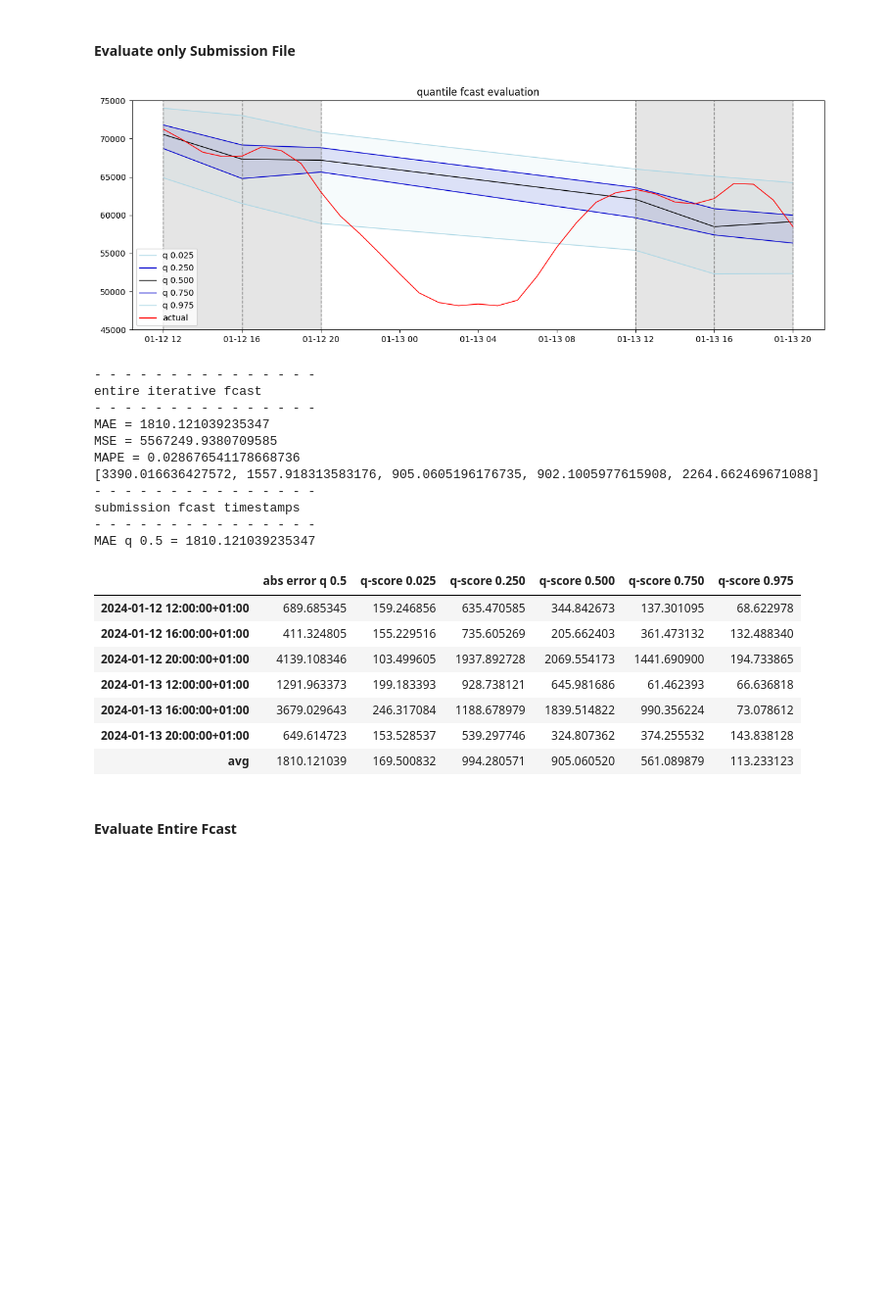
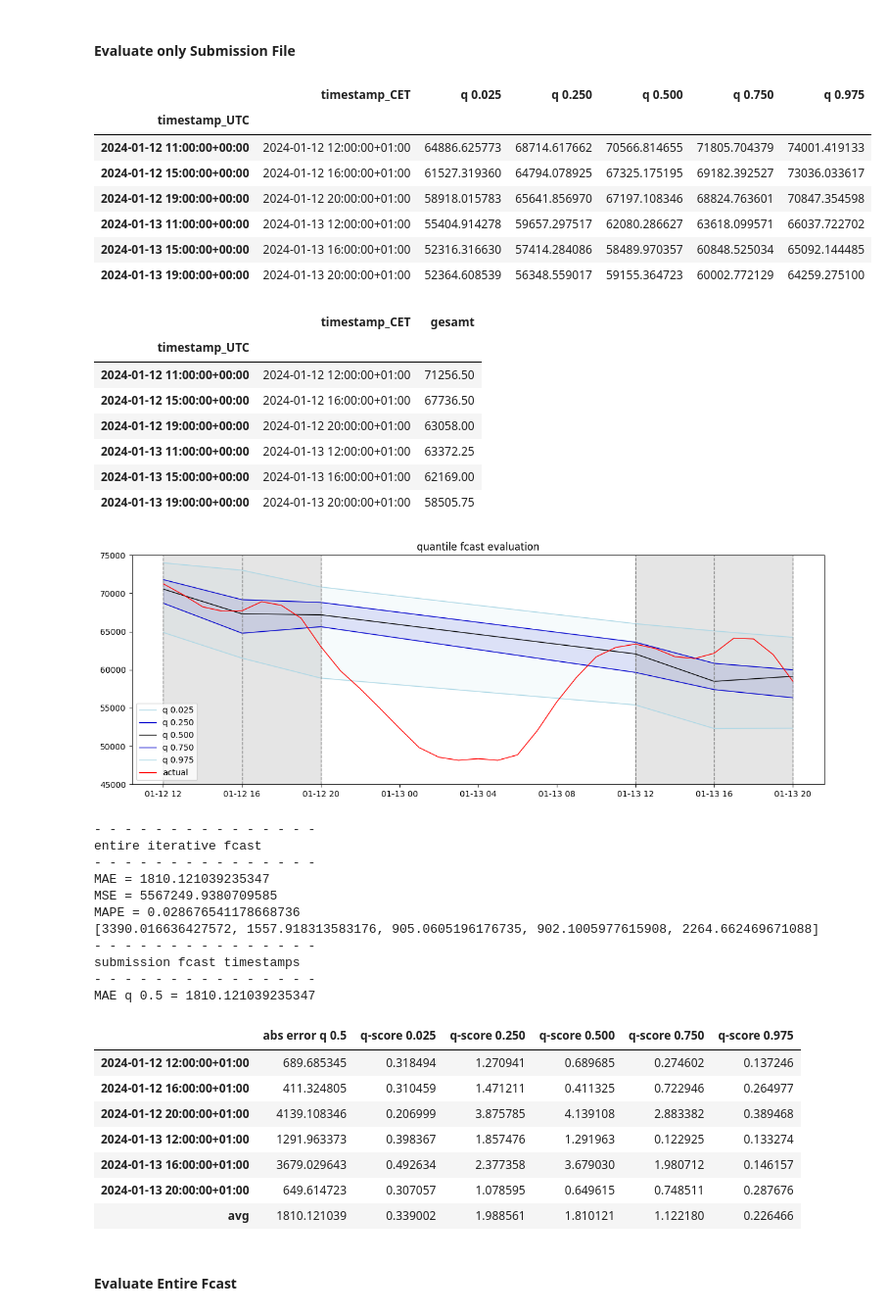
Before and after one commit to hikotei/2023_11-PTSFC, a Jupyter notebook: Energy/2024_01_20 evaluate old submission.ipynb, the cells around one changed output. Shown at 98% size. Cells and saved outputs as stored; diff of their text form; code cells hidden in the pictures; blank space fills up the shorter version.

Commit message:
rank scores against other participants

```diff
--- a/Energy/2024_01_20 evaluate old submission.ipynb
+++ b/Energy/2024_01_20 evaluate old submission.ipynb
@@ -694,36 +678,16 @@ def eval_fcast(df_fcast, df_energy_new, subm_timestamps, quantiles, ylims=[20_00
     plt.figure(figsize=(15, 5))
     plt.title(f'quantile fcast evaluation')
 
-    for quantile in df_fcast.columns:
-
+    cols = ['temp', 'lightblue', 'mediumblue', 'black', 'mediumblue', 'lightblue']
+    for idx, quantile in enumerate(df_fcast.columns):
         if 'timestamp' in quantile:
             continue
+        y_pred = df_fcast[quantile]
+        # Plot the prediction line
+        plt.plot(df_fcast['timestamp_CET'], y_pred, label=f'{quantile}', lw=1, alpha=1, color=cols[idx])
 
-        y_pred = df_fcast[quantile]
-        quantile_float = float(quantile[2:])
-
-        # Save predicted values based on quantile
-        if '0.025' in quantile:
-            y_pred_025 = y_pred
-            col = 'lightblue'
-        elif '0.25' in quantile:
-            y_pred_25 = y_pred
-            col = 'mediumblue'
-        elif '0.5' in quantile:
-            y_pred_50 = y_pred
-            col = 'black'
-        elif '0.75' in quantile:
-            y_pred_75 = y_pred
-            col = 'mediumblue'
-        elif '0.975' in quantile:
-            y_pred_975 = y_pred
-            col = 'lightblue'
-
-        # Plot the prediction line
-        plt.plot(df_fcast['timestamp_CET'], y_pred, label=f'{quantile}', lw=1, alpha=1, color=col)
-
-    plt.fill_between(df_fcast['timestamp_CET'], y_pred_025, y_pred_975, color='lightblue', alpha=0.1)
-    plt.fill_between(df_fcast['timestamp_CET'], y_pred_25, y_pred_75, color='mediumblue', alpha=0.1)
+    plt.fill_between(df_fcast['timestamp_CET'], df_fcast['q 0.025'], df_fcast['q 0.975'], color='lightblue', alpha=0.1)
+    plt.fill_between(df_fcast['timestamp_CET'], df_fcast['q 0.250'], df_fcast['q 0.750'], color='mediumblue', alpha=0.1)
 
     # highlight submission timeframes
     plt.axvspan(subm_timestamps[0], subm_timestamps[2], alpha=0.2, color='grey')
@@ -788,8 +752,8 @@ def eval_fcast(df_fcast, df_energy_new, subm_timestamps, quantiles, ylims=[20_00
 
         for q in quantiles:
             quantile_score = mean_pinball_loss(actual_df.loc[actual_df['timestamp_CET'] == timestamp, 'gesamt'].values,
-                                            df_fcast.loc[df_fcast['timestamp_CET'] == timestamp, f'q {q:.3f}'].values,
-                                            alpha=q)
+                                               df_fcast.loc[df_fcast['timestamp_CET'] == timestamp, f'q {q:.3f}'].values,
+                                               alpha=q) / 1000 * 2
             # save in df
             df_error_metrics.loc[timestamp, f'q-score {q:.3f}'] = quantile_score
 
@@ -804,28 +768,46 @@ def eval_fcast(df_fcast, df_energy_new, subm_timestamps, quantiles, ylims=[20_00
 # %%
 # read in csv file
 
 fname_time = t_wednesday.strftime('%Y_%m_%d')
 path = f"C:/2023_11-PTSFC/submissions/{fname_time}"
 
 # get csv filename from path that includes Thormund
 fnames = [f for f in os.listdir(path) if 'Tormund' in f]
 if len(fnames) > 0:
     fname = fnames[0]
 else:
     print("no file found")
 
 df_fcast = pd.read_csv(f"{path}/{fname}")
 df_fcast = df_fcast[df_fcast.target == 'energy']
 df_fcast['timestamp_CET'] = subm_timestamps
 # make index = timestamp_CET turned to UTC
 df_fcast.index = pd.to_datetime(df_fcast['timestamp_CET']).dt.tz_convert('UTC').rename('timestamp_UTC')
 df_fcast = df_fcast[['timestamp_CET', 'q0.025', 'q0.25', 'q0.5', 'q0.75', 'q0.975']]
 df_fcast.columns = ['timestamp_CET', 'q 0.025', 'q 0.250', 'q 0.500', 'q 0.750', 'q 0.975']
 df_fcast[['q 0.025', 'q 0.250', 'q 0.500', 'q 0.750', 'q 0.975']] = df_fcast[['q 0.025', 'q 0.250', 'q 0.500', 'q 0.750', 'q 0.975']] * 1000
-# display(df_fcast)
+
+display(df_fcast)
+display(df_energy_new.loc[df_energy_new['timestamp_CET'].isin(df_fcast['timestamp_CET'])])
 
 eval_fcast(df_fcast, df_energy_new, subm_timestamps, quantiles, ylims=[45_000, 75_000])
 # %% [output]
+|  | timestamp_CET | q 0.025 | q 0.250 | q 0.500 | q 0.750 | q 0.975 |
+| timestamp_UTC |  |  |  |  |  |  |
+| 2024-01-12 11:00:00+00:00 | 2024-01-12 12:00:00+01:00 | 64886.625773 | 68714.617662 | 70566.814655 | 71805.704379 | 74001.419133 |
+| 2024-01-12 15:00:00+00:00 | 2024-01-12 16:00:00+01:00 | 61527.319360 | 64794.078925 | 67325.175195 | 69182.392527 | 73036.033617 |
+| 2024-01-12 19:00:00+00:00 | 2024-01-12 20:00:00+01:00 | 58918.015783 | 65641.856970 | 67197.108346 | 68824.763601 | 70847.354598 |
+| 2024-01-13 11:00:00+00:00 | 2024-01-13 12:00:00+01:00 | 55404.914278 | 59657.297517 | 62080.286627 | 63618.099571 | 66037.722702 |
+| 2024-01-13 15:00:00+00:00 | 2024-01-13 16:00:00+01:00 | 52316.316630 | 57414.284086 | 58489.970357 | 60848.525034 | 65092.144485 |
+| 2024-01-13 19:00:00+00:00 | 2024-01-13 20:00:00+01:00 | 52364.608539 | 56348.559017 | 59155.364723 | 60002.772129 | 64259.275100 |
+|  | timestamp_CET | gesamt |
+| timestamp_UTC |  |  |
+| 2024-01-12 11:00:00+00:00 | 2024-01-12 12:00:00+01:00 | 71256.50 |
+| 2024-01-12 15:00:00+00:00 | 2024-01-12 16:00:00+01:00 | 67736.50 |
+| 2024-01-12 19:00:00+00:00 | 2024-01-12 20:00:00+01:00 | 63058.00 |
+| 2024-01-13 11:00:00+00:00 | 2024-01-13 12:00:00+01:00 | 63372.25 |
+| 2024-01-13 15:00:00+00:00 | 2024-01-13 16:00:00+01:00 | 62169.00 |
+| 2024-01-13 19:00:00+00:00 | 2024-01-13 20:00:00+01:00 | 58505.75 |
 [figure]
 - - - - - - - - - - - - - - -
 entire iterative fcast
@@ -838,14 +820,14 @@ MAPE = 0.028676541178668736
 submission fcast timestamps
 - - - - - - - - - - - - - - -
 MAE q 0.5 = 1810.121039235347
-|  | abs error q 0.5 | q-score 0.025 | q-score 0.250 | q-score 0.500 | q-score 0.750 | q-score 0.975 |
-| 2024-01-12 12:00:00+01:00 | 689.685345 | 159.246856 | 635.470585 | 344.842673 | 137.301095 | 68.622978 |
-| 2024-01-12 16:00:00+01:00 | 411.324805 | 155.229516 | 735.605269 | 205.662403 | 361.473132 | 132.488340 |
-| 2024-01-12 20:00:00+01:00 | 4139.108346 | 103.499605 | 1937.892728 | 2069.554173 | 1441.690900 | 194.733865 |
-| 2024-01-13 12:00:00+01:00 | 1291.963373 | 199.183393 | 928.738121 | 645.981686 | 61.462393 | 66.636818 |
-| 2024-01-13 16:00:00+01:00 | 3679.029643 | 246.317084 | 1188.678979 | 1839.514822 | 990.356224 | 73.078612 |
-| 2024-01-13 20:00:00+01:00 | 649.614723 | 153.528537 | 539.297746 | 324.807362 | 374.255532 | 143.838128 |
-| avg | 1810.121039 | 169.500832 | 994.280571 | 905.060520 | 561.089879 | 113.233123 |
+|  | abs error q 0.5 | q-score 0.025 | q-score 0.250 | q-score 0.500 | q-score 0.750 | q-score 0.975 |
+| 2024-01-12 12:00:00+01:00 | 689.685345 | 0.318494 | 1.270941 | 0.689685 | 0.274602 | 0.137246 |
+| 2024-01-12 16:00:00+01:00 | 411.324805 | 0.310459 | 1.471211 | 0.411325 | 0.722946 | 0.264977 |
+| 2024-01-12 20:00:00+01:00 | 4139.108346 | 0.206999 | 3.875785 | 4.139108 | 2.883382 | 0.389468 |
+| 2024-01-13 12:00:00+01:00 | 1291.963373 | 0.398367 | 1.857476 | 1.291963 | 0.122925 | 0.133274 |
+| 2024-01-13 16:00:00+01:00 | 3679.029643 | 0.492634 | 2.377358 | 3.679030 | 1.980712 | 0.146157 |
+| 2024-01-13 20:00:00+01:00 | 649.614723 | 0.307057 | 1.078595 | 0.649615 | 0.748511 | 0.287676 |
+| avg | 1810.121039 | 0.339002 | 1.988561 | 1.810121 | 1.122180 | 0.226466 |
 # %% [markdown]
 #### Evaluate Entire Fcast
 # %%
```
Also changed, not shown: parts of 6 cells of this notebook, 9 other files.
